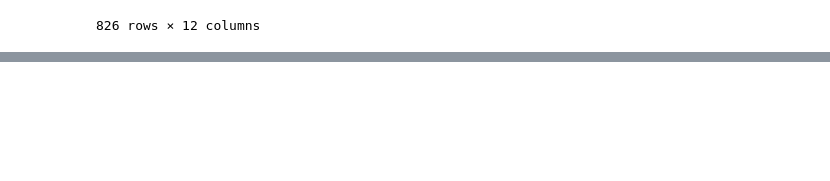
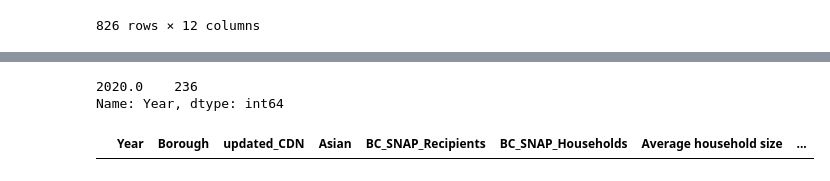
Before and after one commit to arubybonilla/2023-asam-benefits, a Jupyter notebook: 2023-asam-benefits-analysis-smail-bonilla.ipynb, the cells around one changed output, grey strips where cells are left out. Saved outputs shown, nothing was run; the diff lists cells and outputs as text; code cells hidden in the pictures; blank space fills up the shorter version.

```diff
--- a/2023-asam-benefits-analysis-smail-bonilla.ipynb
+++ b/2023-asam-benefits-analysis-smail-bonilla.ipynb
@@ -330,0 +392,9 @@ df.query("Month == '12/1/20'")
+# %%
+df_2020["Year"].value_counts().sort_index(ascending = False)
+# %% [output]
+2020.0    236
+Name: Year, dtype: int64
+# %%
+df.query("'Queens' == 'Borough' & Asian == 'BC_SNAP_Recipients'")
+# %% [output]
+|  | Year | Borough | updated_CDN | Asian | BC_SNAP_Recipients | BC_SNAP_Households | Average household size | ... |
```
Also changed, not shown: parts of 15 cells of this notebook.
